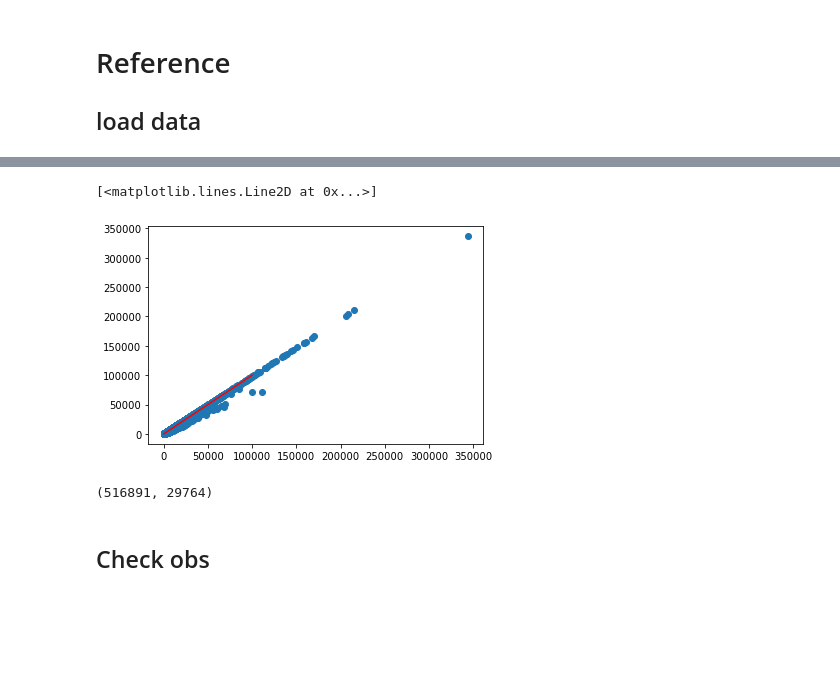
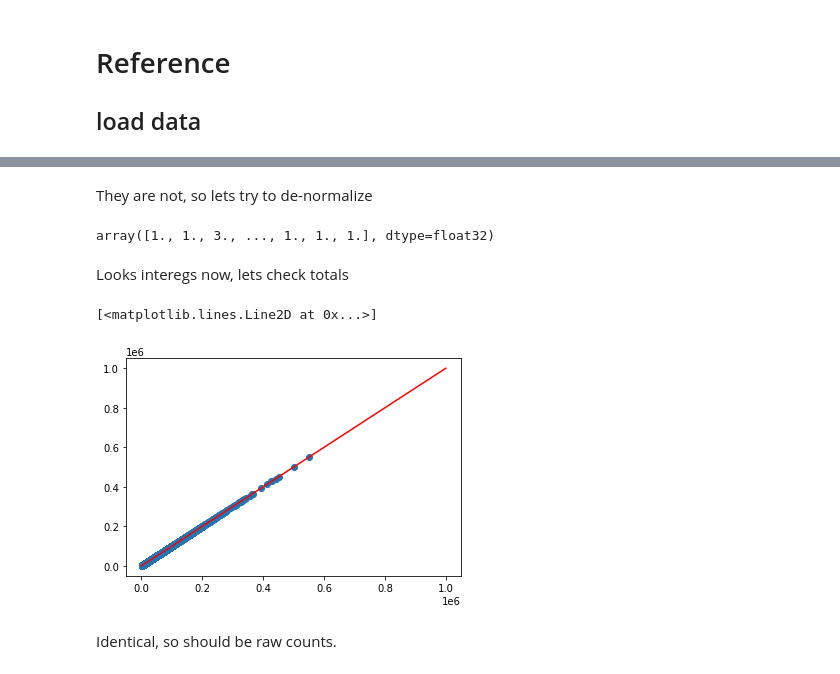
Before and after one commit to cellgeni/c2l, a Jupyter notebook: src/check-n-prepare.input.h5ad.ipynb, the cells around one changed output, grey strips where cells are left out. Saved outputs shown, nothing was run; the diff lists cells and outputs as text; code cells hidden in the pictures; blank space fills up the shorter version.

```diff
--- a/src/check-n-prepare.input.h5ad.ipynb
+++ b/src/check-n-prepare.input.h5ad.ipynb
@@ -28,0 +29,2 @@ ref.shape
+# %%
+ref = sc.read_h5ad('/lustre/scratch117/cellgen/team205/sharedData/kt21/interzone/annotated_interzone_clean.h5ad')
@@ -28,0 +46,2 @@ ref.shape
+# %%
+ref = ref.raw.to_adata()
@@ -45,4 +74,4 @@ ref.var
 # %%
-a = [not str(gene).startswith('MT-') for gene in ref.var['gene_names_hg_v3.0-0-0-0-1']]
+a = [not str(gene).startswith('MT-') for gene in ref.var.index]
 Counter(a)
 # %% [output]
@@ -104,13 +112,18 @@ plt.hist(np.log10(ref.X.data),100)
+# %% [markdown]
+They are not, so lets try to de-normalize
+# %%
+ref = CalculateRaw(ref)
+ref.X.data
+# %% [output]
+array([1., 1., 3., ..., 1., 1., 1.], dtype=float32)
+# %% [markdown]
+Looks interegs now, lets check totals
 # %%
 plt.scatter(ref.obs['total_counts'].values - ref.obs['total_counts_mt'].values,ref.X.sum(1).tolist())
-plt.plot([0, 1e5], [0, 1e5],color='red')
+plt.plot([0, 1e6], [0, 1e6],color='red')
 # n_counts seems to hold sums of log-normalazed data
 # %% [output]
 [<matplotlib.lines.Line2D at 0x...>]
-[figure, old version]
+[figure, new version]
-# %%
-ref.shape
-# %% [output]
-(516891, 29764)
-# %% [markdown]
-## Check obs
+# %% [markdown]
+Identical, so should be raw counts.
```
Also changed, not shown: parts of 58 cells of this notebook, 6 other files.
